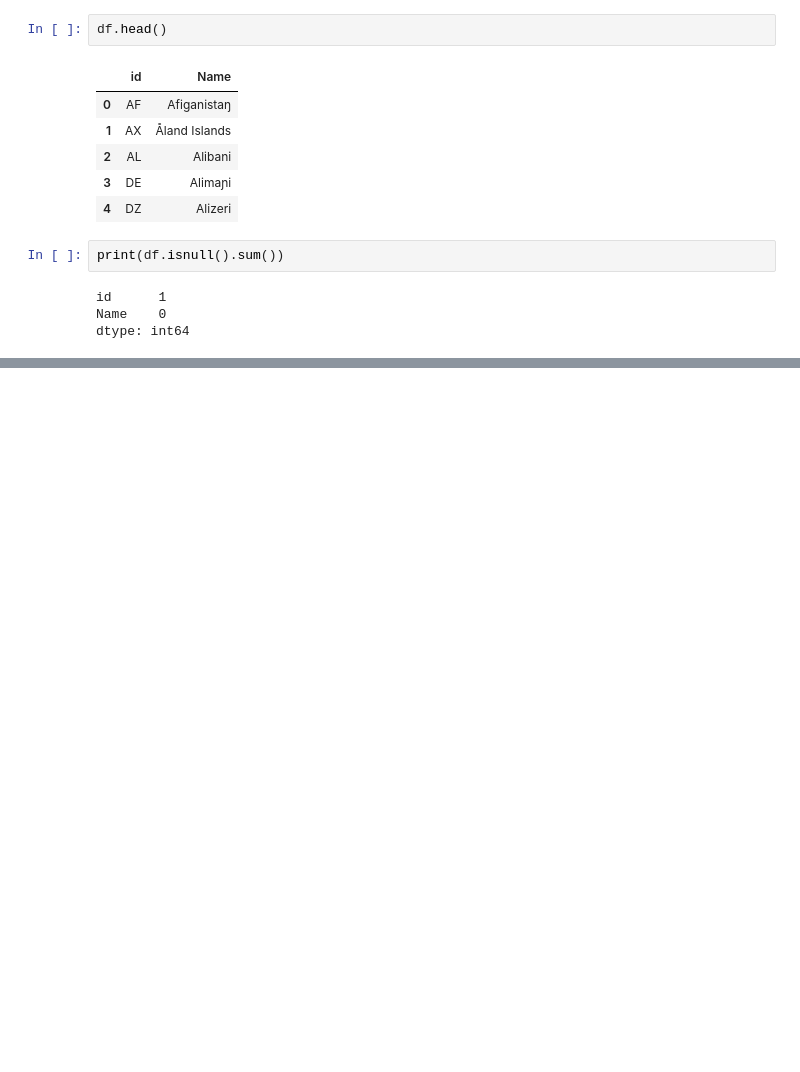
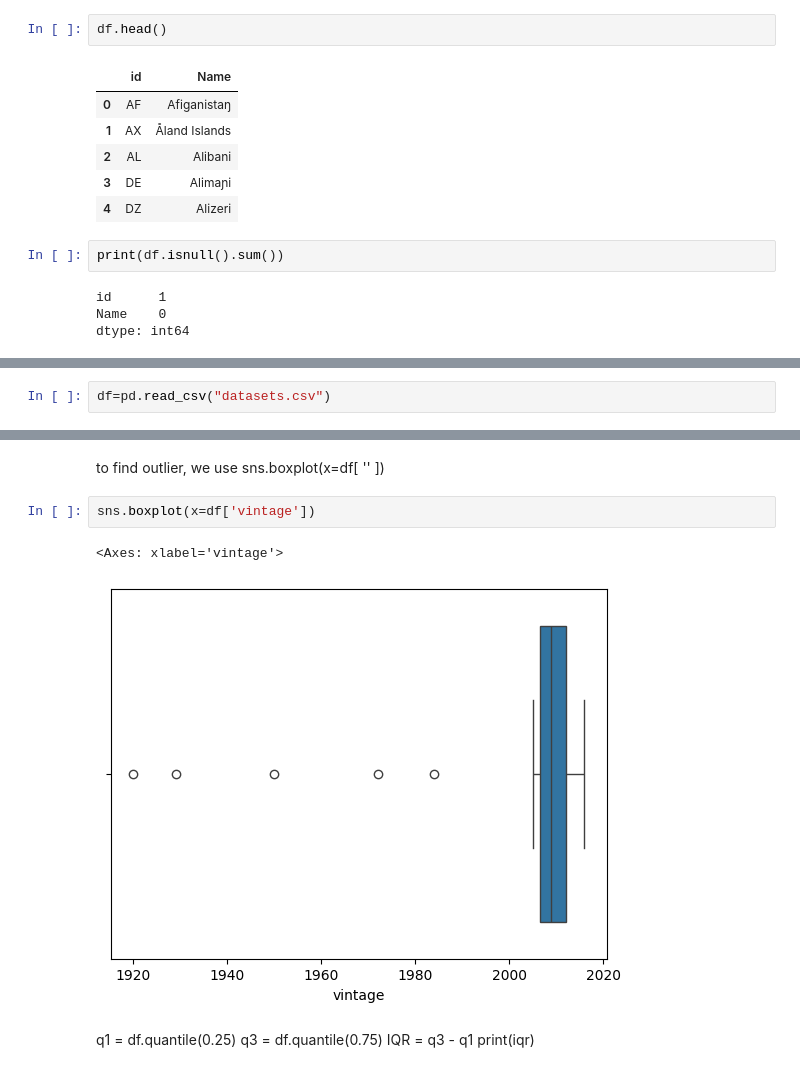
Before and after one commit to ESET0129/BASIC-TECHNICAL-TRAINING, a Jupyter notebook: Python/exploratory_data_analysis.ipynb, the cells around one changed output, grey strips where cells are left out. Saved outputs shown, nothing was run; the diff lists cells and outputs as text; blank space fills up the shorter version.

```diff
--- a/Python/exploratory_data_analysis.ipynb
+++ b/Python/exploratory_data_analysis.ipynb
@@ -280,0 +285,2 @@ dtype: int64
+# %%
+df=pd.read_csv("datasets.csv")
@@ -280,0 +296,12 @@ dtype: int64
+# %% [markdown]
+to find outlier, we use sns.boxplot(x=df[ '' ])
+# %%
+sns.boxplot(x=df['vintage'])
+# %% [output]
+<Axes: xlabel='vintage'>
+[figure, added]
+# %% [markdown]
+q1 = df.quantile(0.25)
+q3 = df.quantile(0.75)
+IQR = q3 - q1
+print(iqr)
```
Also changed, not shown: parts of 14 cells of this notebook, 2 other files.
